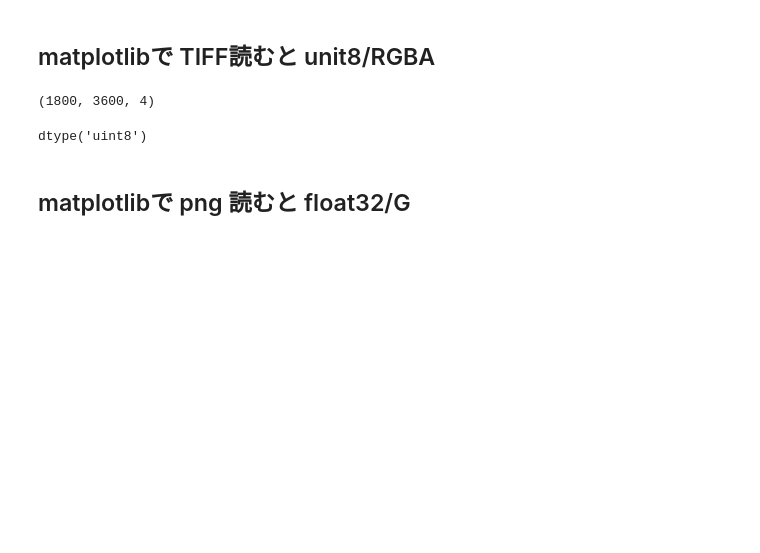
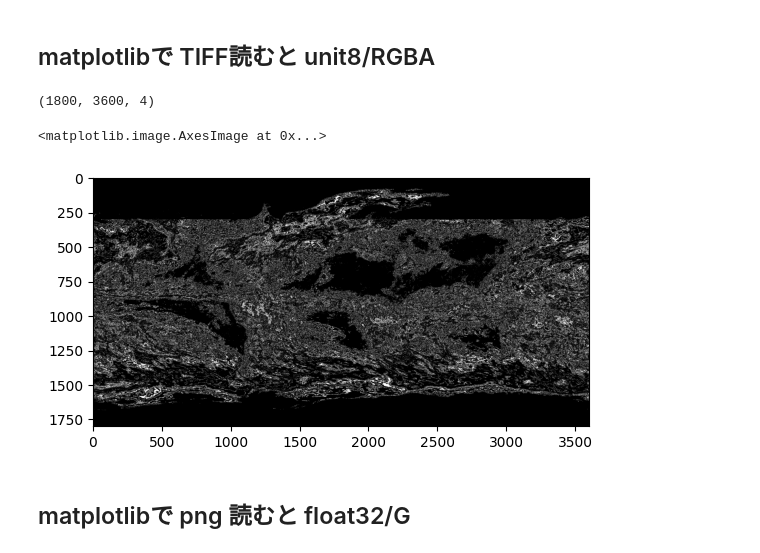
Before and after one commit to mujina774/Rainfall, a Jupyter notebook: Tiff_read-Pillow.matplotlib.ipynb, the cells around one changed output. Drawn from its saved outputs; the diff is of its cells as text; code cells hidden in the pictures; blank space fills up the shorter version.

```diff
--- a/Tiff_read-Pillow.matplotlib.ipynb
+++ b/Tiff_read-Pillow.matplotlib.ipynb
@@ -3,14 +3,16 @@
 # %%
 import numpy as np
 import matplotlib.pyplot as plt
 
 f = './im/2023/GPM_3IMERGM_2023-01-01_gs_3600x1800.FLOAT.tiff'
 mp = plt.imread(f)
 print(mp.shape)
 mp.dtype
+plt.imshow(mp, cmap="gray")
 # %% [output]
 (1800, 3600, 4)
-dtype('uint8')
+<matplotlib.image.AxesImage at 0x...>
+[figure, added]
 # %% [markdown]
 ## matplotlibで png 読むと float32/G
 # %%
```
Also changed, not shown: parts of 3 cells of this notebook.
